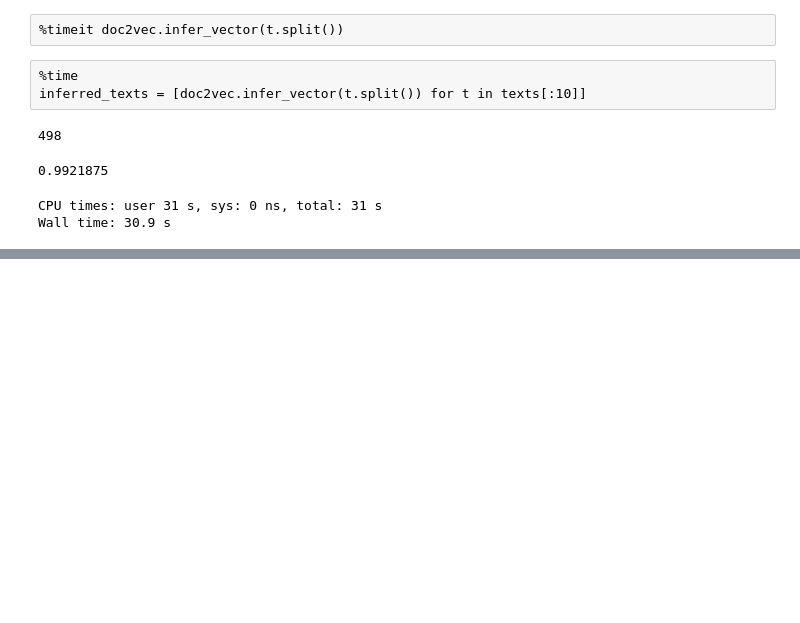
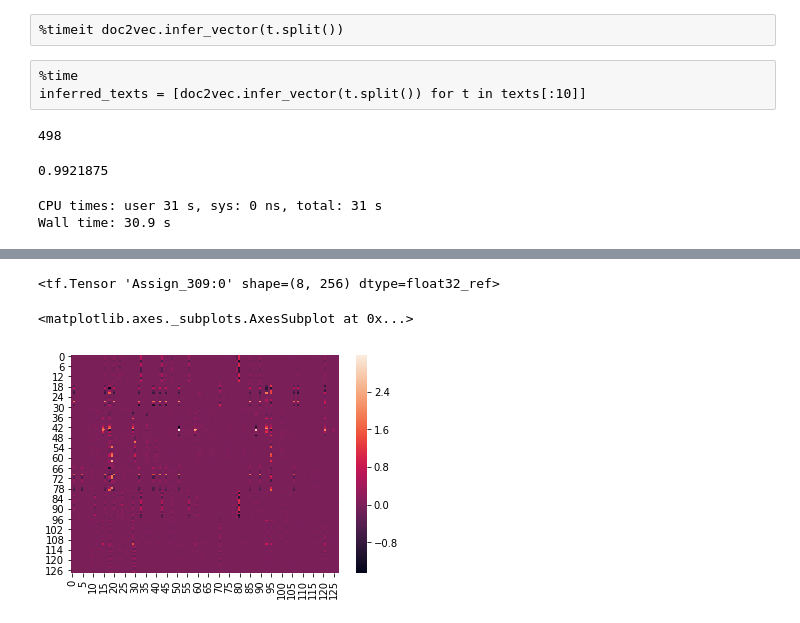
Before and after one commit to EgorDudyrev/Speach_Synthesizer, a Jupyter notebook: notebooks/ed-2019.05.20-Final_model1.ipynb, the cells around one changed output, grey strips where cells are left out. Drawn from its saved outputs; the diff is of its cells as text; code cells hidden in the pictures; blank space fills up the shorter version.

```diff
--- a/notebooks/ed-2019.05.20-Final_model1.ipynb
+++ b/notebooks/ed-2019.05.20-Final_model1.ipynb
@@ -238,0 +239,28 @@ time 2019-05-20 03:57:26.401429 time from start 0:09:12.465726 per_iteration 0
+# %%
+topickle = {}
+# %%
+gru.M_O4V
+# %% [output]
+<tf.Tensor 'Assign_309:0' shape=(8, 256) dtype=float32_ref>
+# %%
+topickle['O1:0'] = sess.run(gru.O1)
+topickle['O2:0'] = sess.run(gru.O2)
+topickle['O3:0'] = sess.run(gru.O3)
+topickle['O4:0'] = sess.run(gru.O4)
+topickle['bO1:0'] = sess.run(gru.bO1)
+topickle['bO2:0'] = sess.run(gru.bO2)
+topickle['bO3:0'] = sess.run(gru.bO3)
+topickle['bO4:0'] = sess.run(gru.bO4)
+topickle['M_O1V'] = sess.run(gru.M_O1V)
+topickle['M_O2V'] = sess.run(gru.M_O2V)
+topickle['M_O3V'] = sess.run(gru.M_O3V)
+topickle['M_O4V'] = sess.run(gru.M_O4V)
+topickle['Ir:0'] = sess.run(gru.Ir)
+topickle['Iu:0'] = sess.run(gru.Iu)
+topickle['Ie:0'] = sess.run(gru.Ie)
+topickle['Rr:0'] = sess.run(gru.Rr)
+topickle['Ru:0'] = sess.run(gru.Ru)
+topickle['Re:0'] = sess.run(gru.Re)
+topickle['br:0'] = sess.run(gru.br)
+topickle['bu:0'] = sess.run(gru.bu)
+topickle['be:0'] = sess.run(gru.be)
@@ -239,3 +272,8 @@ time 2019-05-20 03:57:26.401429 time from start 0:09:12.465726 per_iteration 0
+# %%
+sns.heatmap(gru.O1.eval(session=sess))
+# %% [output]
+<matplotlib.axes._subplots.AxesSubplot at 0x...>
+[figure, added]
 # %%
 plt.plot(gru_losses)
 # %%
```
Also changed, not shown: parts of 4 cells of this notebook, 17 other files.
